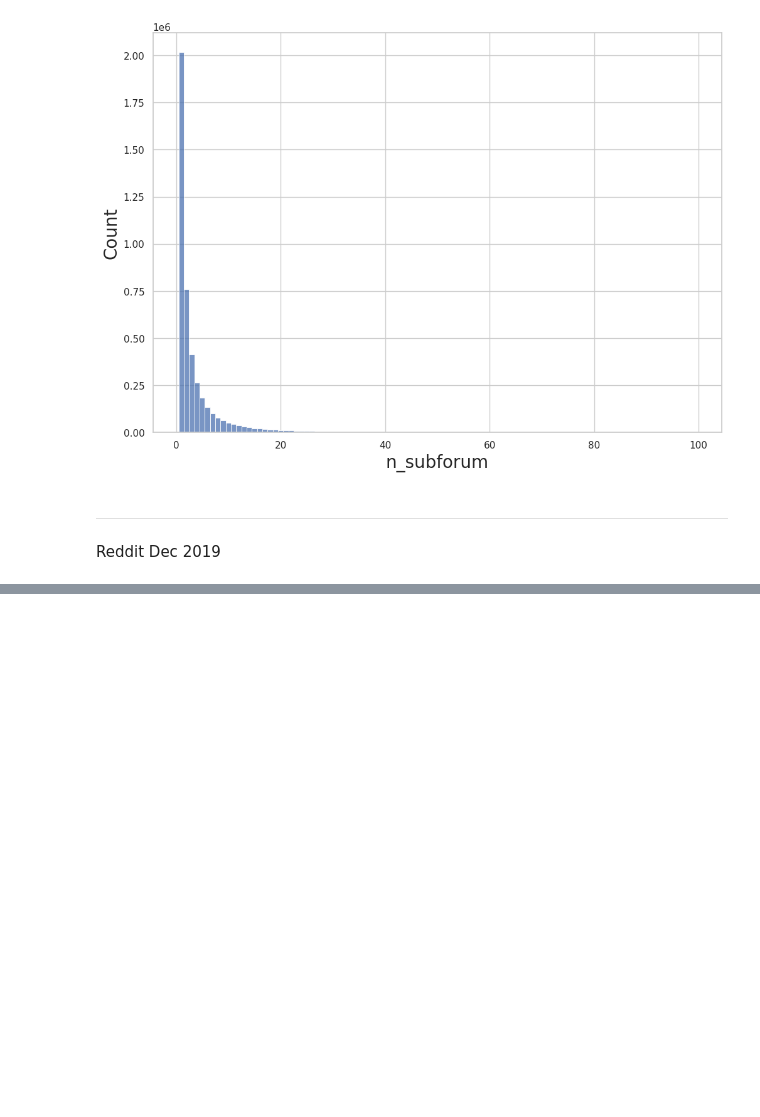
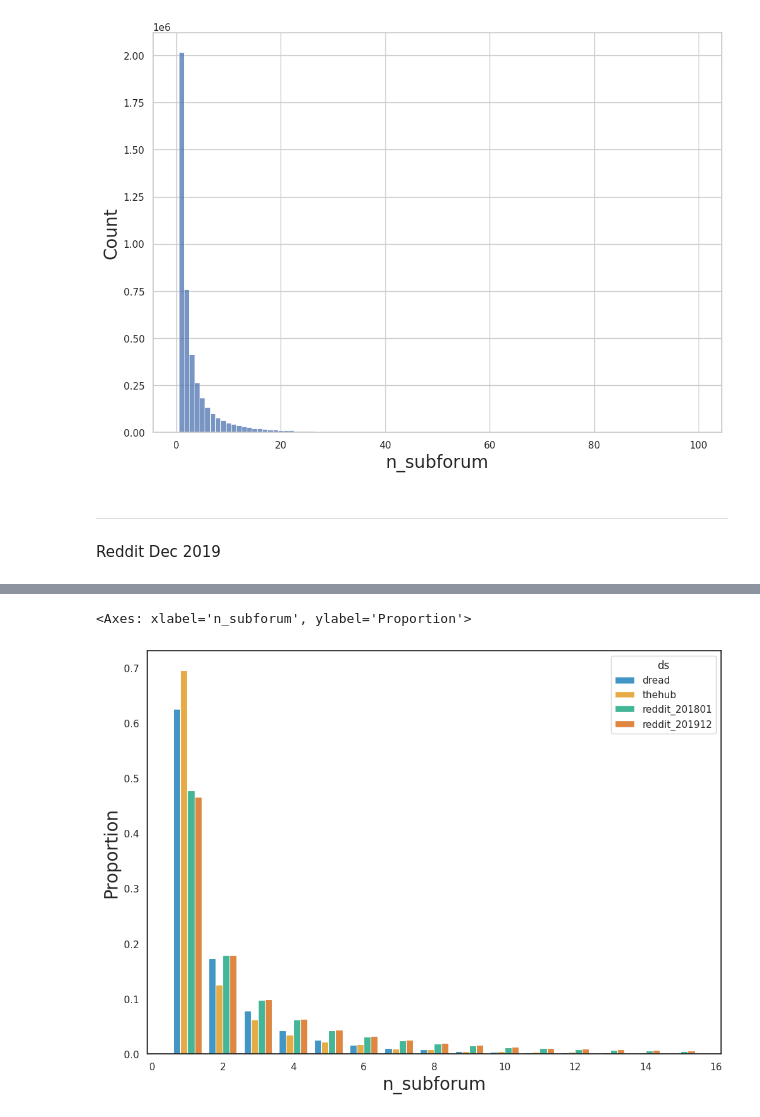
Before and after one commit to pranavmaneriker/ccc_darkweb_stylometry, a Jupyter notebook: data/SummaryStats.ipynb, the cells around one changed output, grey strips where cells are left out. Cells and saved outputs as stored; diff of their text form; code cells hidden in the pictures; blank space fills up the shorter version.

```diff
--- a/data/SummaryStats.ipynb
+++ b/data/SummaryStats.ipynb
@@ -143,0 +166,14 @@ Authors with n_subforum above thresh (>= 100):  [('Team_Pluto', 108), ('Scoot_Ya
+# %%
+## ecdf n_subforum
+dfs = []
+for key, value in all_outputs.items():
+    df = value["dicts"]["n_subforums"]
+    df["ds"] = key
+    dfs.append(df)
+
+plot_df = pd.concat(dfs)
+# %%
+sns.histplot(plot_df[plot_df["n_subforum"] <= 15], x="n_subforum", stat="proportion", hue="ds", common_norm=False, discrete=True, multiple="dodge", palette="colorblind", pthresh=0.1, shrink=0.8)
+# %% [output]
+<Axes: xlabel='n_subforum', ylabel='Proportion'>
+[figure, added]
```
Also changed, not shown: parts of 15 cells of this notebook, 6 other files.
